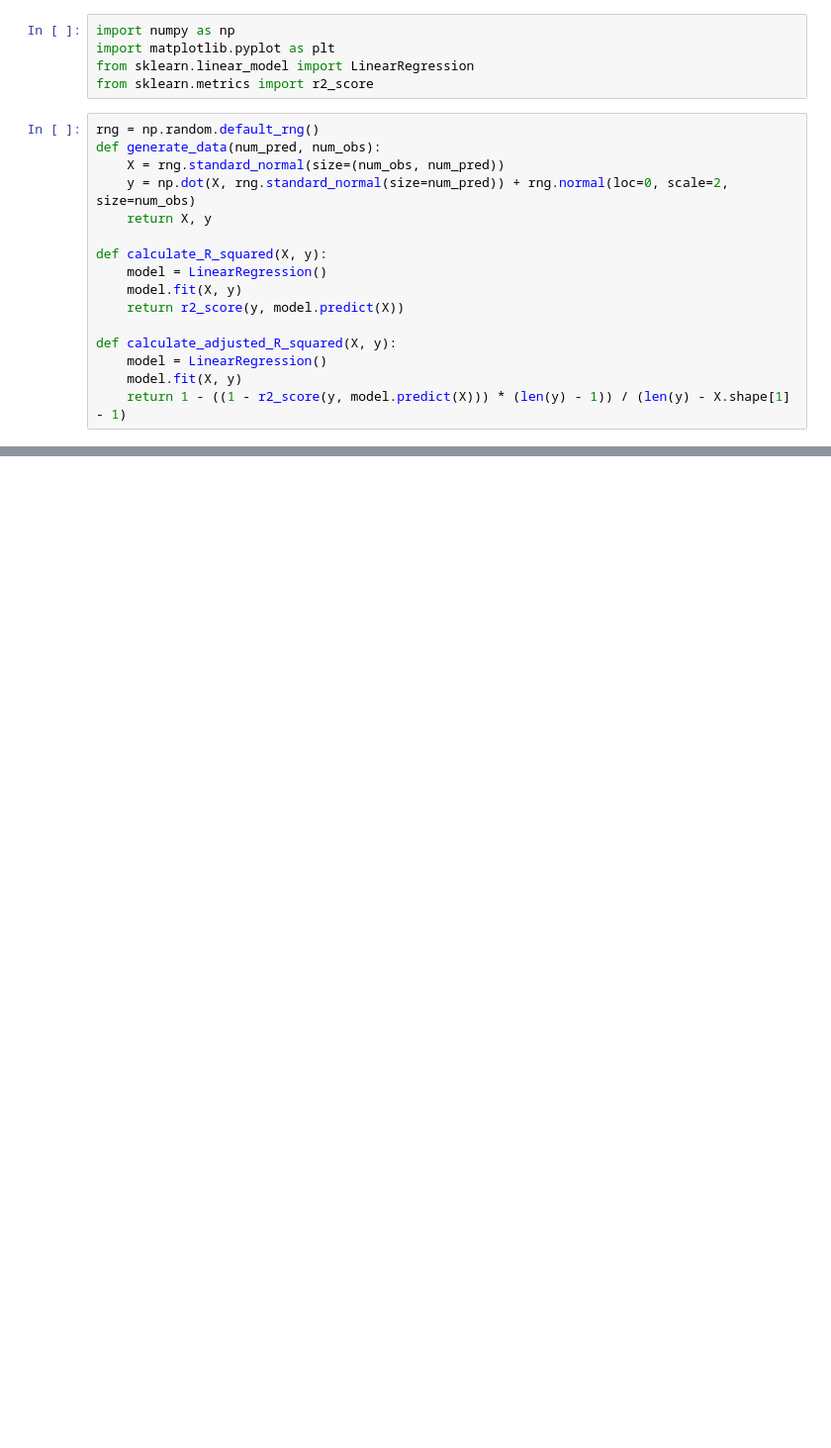
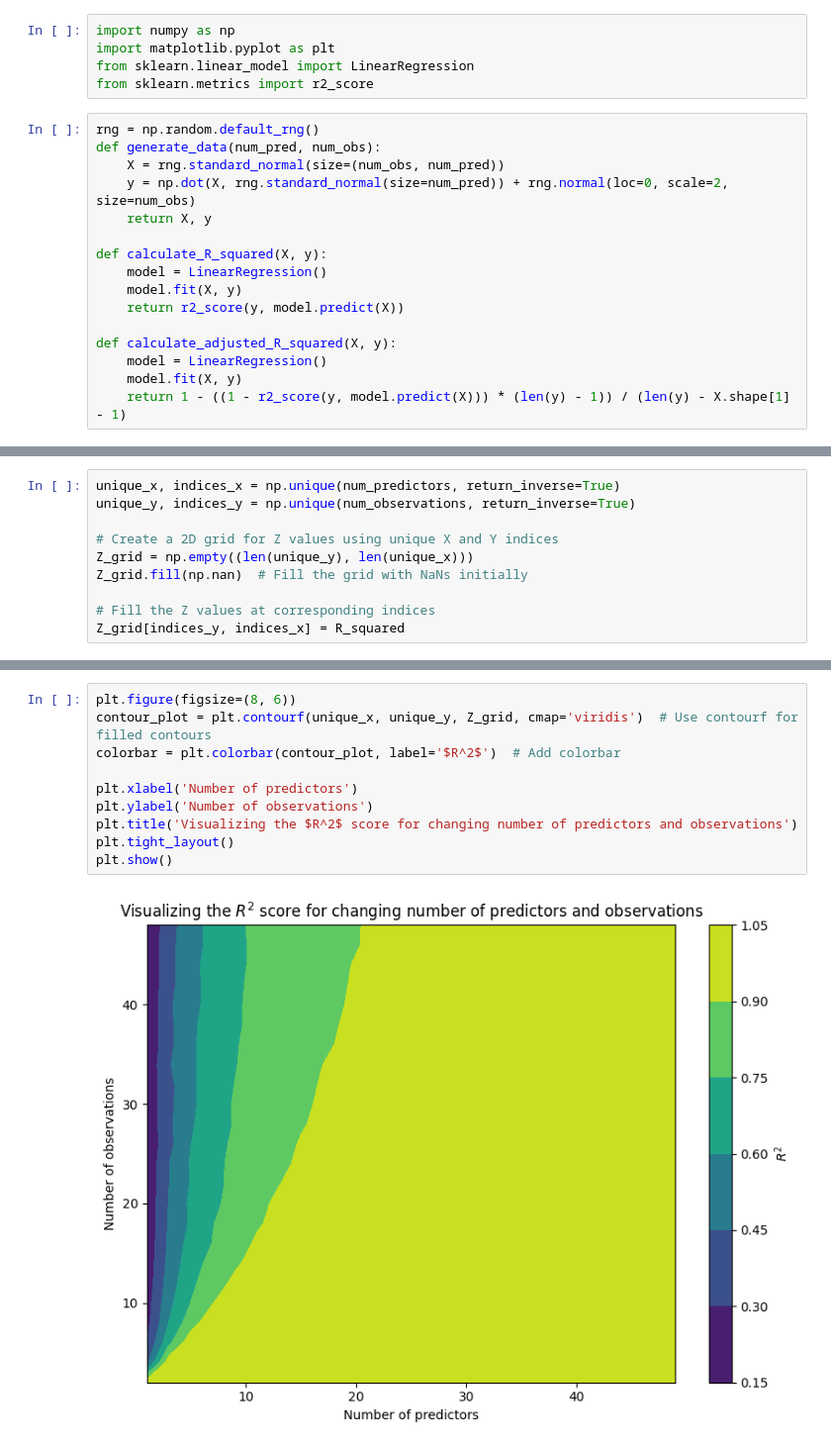
Before and after one commit to TheChickenAgent/ComputationalStatisticsKEN4258, a Jupyter notebook: assignment1.ipynb, the cells around one changed output, grey strips where cells are left out. Shown at 99% size. Drawn from its saved outputs; the diff is of its cells as text; blank space fills up the shorter version.

```diff
--- a/assignment1.ipynb
+++ b/assignment1.ipynb
@@ -98,0 +158,10 @@ Text(0, 0.5, 'Number of observations')
+# %%
+unique_x, indices_x = np.unique(num_predictors, return_inverse=True)
+unique_y, indices_y = np.unique(num_observations, return_inverse=True)
+
+# Create a 2D grid for Z values using unique X and Y indices
+Z_grid = np.empty((len(unique_y), len(unique_x)))
+Z_grid.fill(np.nan)  # Fill the grid with NaNs initially
+
+# Fill the Z values at corresponding indices
+Z_grid[indices_y, indices_x] = R_squared
@@ -98,0 +188,12 @@ Text(0, 0.5, 'Number of observations')
+# %%
+plt.figure(figsize=(8, 6))
+contour_plot = plt.contourf(unique_x, unique_y, Z_grid, cmap='viridis')  # Use contourf for filled contours
+colorbar = plt.colorbar(contour_plot, label='$R^2$')  # Add colorbar
+
+plt.xlabel('Number of predictors')
+plt.ylabel('Number of observations')
+plt.title('Visualizing the $R^2$ score for changing number of predictors and observations')
+plt.tight_layout()
+plt.show()
+# %% [output]
+[figure, added]
```
Also changed, not shown: parts of 8 cells of this notebook.
